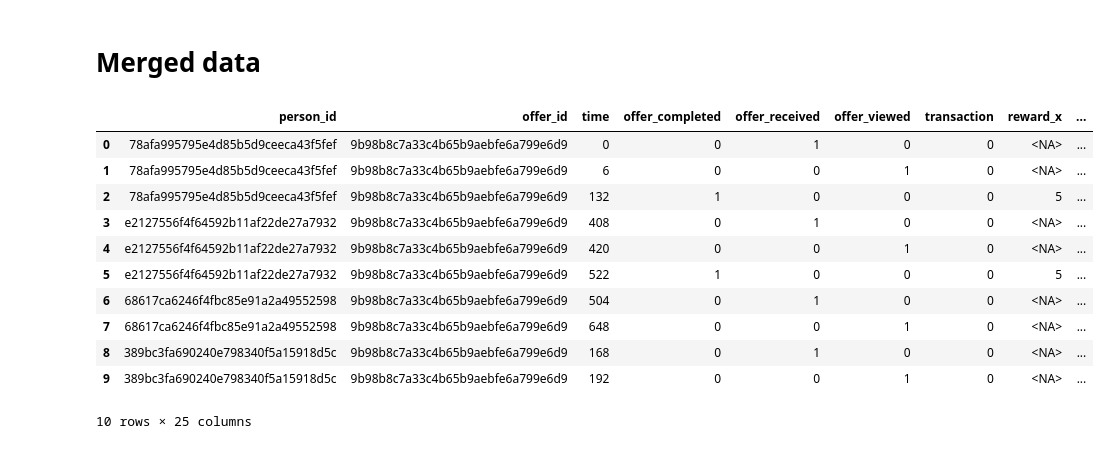
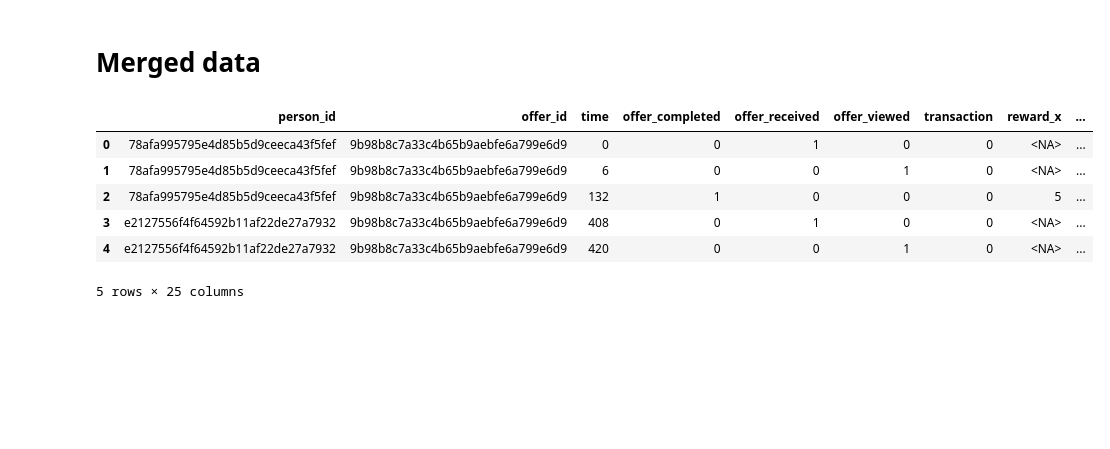
Before and after one commit to MarkMData/DABI_project, a Jupyter notebook: 03 Initial data analysis in python.ipynb, the cells around one changed output. Saved outputs shown, nothing was run; the diff lists cells and outputs as text; code cells hidden in the pictures; blank space fills up the shorter version.

```diff
--- a/03 Initial data analysis in python.ipynb
+++ b/03 Initial data analysis in python.ipynb
@@ -549,17 +440,12 @@ transcript_df.to_csv("transcript.csv")
 # %%
 merged_data=pd.merge(transcript_df, profile_df, how = "inner", left_on="person_id", right_on="id")
 merged_data=pd.merge(merged_data, portfolio_df, how = "inner", left_on="offer_id", right_on="id")
-merged_data.head(10)
+merged_data.head()
 # %% [output]
 |  | person_id | offer_id | time | offer_completed | offer_received | offer_viewed | transaction | reward_x | ... |
 | 0 | 78afa995795e4d85b5d9ceeca43f5fef | 9b98b8c7a33c4b65b9aebfe6a799e6d9 | 0 | 0 | 1 | 0 | 0 | <NA> | ... |
 | 1 | 78afa995795e4d85b5d9ceeca43f5fef | 9b98b8c7a33c4b65b9aebfe6a799e6d9 | 6 | 0 | 0 | 1 | 0 | <NA> | ... |
 | 2 | 78afa995795e4d85b5d9ceeca43f5fef | 9b98b8c7a33c4b65b9aebfe6a799e6d9 | 132 | 1 | 0 | 0 | 0 | 5 | ... |
 | 3 | e2127556f4f64592b11af22de27a7932 | 9b98b8c7a33c4b65b9aebfe6a799e6d9 | 408 | 0 | 1 | 0 | 0 | <NA> | ... |
 | 4 | e2127556f4f64592b11af22de27a7932 | 9b98b8c7a33c4b65b9aebfe6a799e6d9 | 420 | 0 | 0 | 1 | 0 | <NA> | ... |
-| 5 | e2127556f4f64592b11af22de27a7932 | 9b98b8c7a33c4b65b9aebfe6a799e6d9 | 522 | 1 | 0 | 0 | 0 | 5 | ... |
-| 6 | 68617ca6246f4fbc85e91a2a49552598 | 9b98b8c7a33c4b65b9aebfe6a799e6d9 | 504 | 0 | 1 | 0 | 0 | <NA> | ... |
-| 7 | 68617ca6246f4fbc85e91a2a49552598 | 9b98b8c7a33c4b65b9aebfe6a799e6d9 | 648 | 0 | 0 | 1 | 0 | <NA> | ... |
-| 8 | 389bc3fa690240e798340f5a15918d5c | 9b98b8c7a33c4b65b9aebfe6a799e6d9 | 168 | 0 | 1 | 0 | 0 | <NA> | ... |
-| 9 | 389bc3fa690240e798340f5a15918d5c | 9b98b8c7a33c4b65b9aebfe6a799e6d9 | 192 | 0 | 0 | 1 | 0 | <NA> | ... |
-10 rows × 25 columns
+5 rows × 25 columns
```
Also changed, not shown: parts of 26 cells of this notebook.
